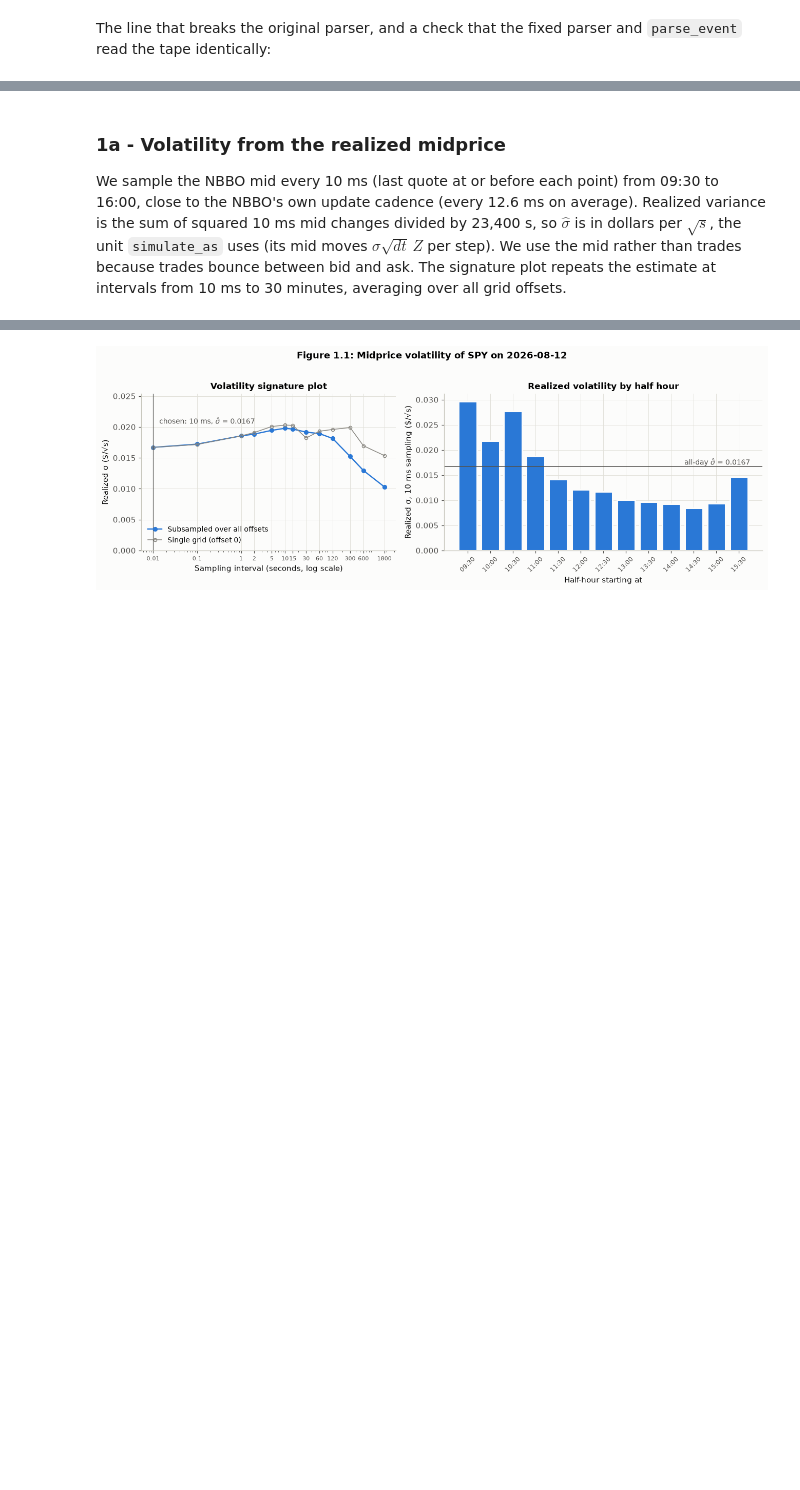
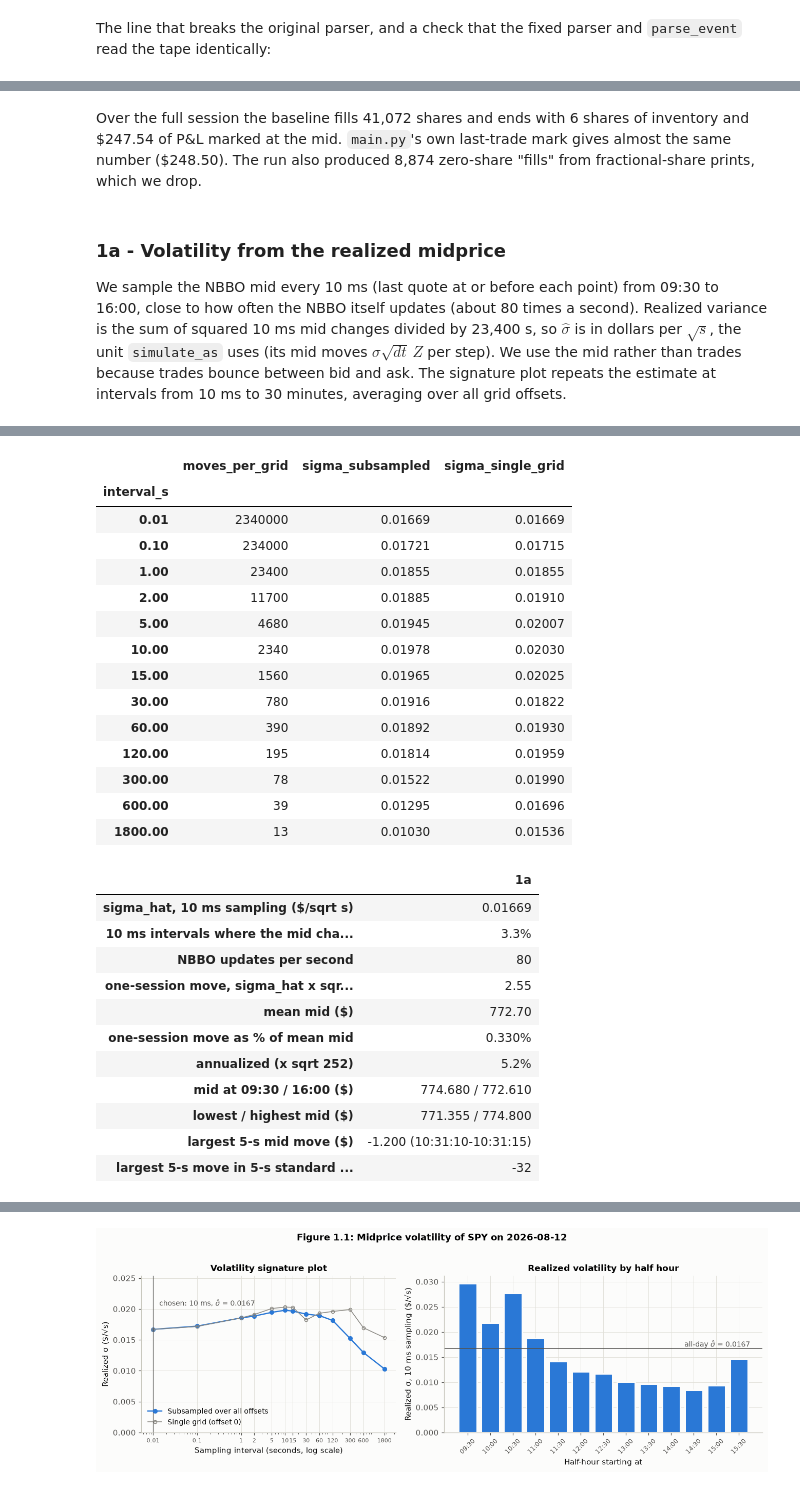
Before and after one commit to tbrown122387/stat-4170-public, a Jupyter notebook: case-studies/cs3/case-study-3.ipynb, the cells around one changed output, grey strips where cells are left out. Drawn from its saved outputs; the diff is of its cells as text; code cells hidden in the pictures; blank space fills up the shorter version.

```diff
--- a/case-studies/cs3/case-study-3.ipynb
+++ b/case-studies/cs3/case-study-3.ipynb
@@ -207,6 +207,11 @@ def run_session(tick_handler=main.handle_next_tick, broker_cls=TapeBroker, tape_
                          walltime.perf_counter() - started, broker)
 
 
+def show(values, name="value"):
+    """Display labelled results (a dict or Series) as a one-column table."""
+    display(pd.Series(values, name=name, dtype=object).to_frame())
+
+
 def to_ns(times):
     return np.asarray(times, dtype="datetime64[ns]")
 
@@ -303,12 +308,12 @@ print(bad_line[:205], "...")
 try:
     int(parse_fields(bad_line)["size"])  # what the original fake_broker._parse_line did with the size
 except ValueError as err:
-    print("\noriginal int() on the size  ->", repr(err))
-print("fixed fake_broker._parse_line ->", fake_broker._parse_line(bad_line))
-print("parse_event                   ->", parse_event(bad_line))
+    print("\noriginal int():   ", repr(err))
+print("fixed _parse_line:", fake_broker._parse_line(bad_line))
+print("parse_event:      ", parse_event(bad_line))
 
 # parse_event and the fixed fake_broker._parse_line agree on time/price/size (every 47th line of the tape).
-checked = sci_sizes = 0
+checked = 0
 with open(TAPE_PATH) as f:
     for line_no, line in enumerate(f):
         if line_no % 47:
@@ -317,10 +322,8 @@ with open(TAPE_PATH) as f:
         assert type(new).__mro__[1] is type(old)
         assert all(getattr(old, name) == getattr(new, name) for name in old.__dataclass_fields__)
         checked += 1
-        sci_sizes += isinstance(old, TradePrint) and not parse_fields(line)["size"].isdigit()
 assert parse_event(bad_line).size == fake_broker._parse_line(bad_line).size == 300_000
-print(f"parse_event matches the fixed fake_broker._parse_line on all {checked:,} sampled lines "
-      f"(every 47th line of the tape); {sci_sizes} of them have a size the original int() would reject")
+print(f"lines checked: {checked:,}")
 # %% [output]
 MarketData(ticker=SPY, local_time=2026-08-12 11:41:56.836280, remote_time=2026-08-12 11:41:56.821000, last=771.62, size=3e+05, exchange=UNKNOWN, raw_exchange_id=9, trade_id=52983525036366, tape=1, con ...
 
@@ -415,7 +419,9 @@ main.py's own figure (last-trade mark at 16:15:01): $248.50
+# %% [markdown]
+Over the full session the baseline fills 41,072 shares and ends with 6 shares of inventory and \$247.54 of P&L marked at the mid. `main.py`'s own last-trade mark gives almost the same number (\$248.50). The run also produced 8,874 zero-share "fills" from fractional-share prints, which we drop.
 # %% [markdown]
 ### 1a - Volatility from the realized midprice
 
-We sample the NBBO mid every 10 ms (last quote at or before each point) from 09:30 to 16:00, close to the NBBO's own update cadence (every 12.6 ms on average). Realized variance is the sum of squared 10 ms mid changes divided by 23,400 s, so $\hat\sigma$ is in dollars per $\sqrt{s}$, the unit `simulate_as` uses (its mid moves $\sigma\sqrt{dt}\,Z$ per step). We use the mid rather than trades because trades bounce between bid and ask. The signature plot repeats the estimate at intervals from 10 ms to 30 minutes, averaging over all grid offsets.
+We sample the NBBO mid every 10 ms (last quote at or before each point) from 09:30 to 16:00, close to how often the NBBO itself updates (about 80 times a second). Realized variance is the sum of squared 10 ms mid changes divided by 23,400 s, so $\hat\sigma$ is in dollars per $\sqrt{s}$, the unit `simulate_as` uses (its mid moves $\sigma\sqrt{dt}\,Z$ per step). We use the mid rather than trades because trades bounce between bid and ask. The signature plot repeats the estimate at intervals from 10 ms to 30 minutes, averaging over all grid offsets.
 # %%
 SIGMA_STEP_S = 0.01  # 10 ms sampling
 grid_10ms = pd.date_range(SESSION_OPEN, SESSION_CLOSE, freq="10ms")
@@ -470,22 +476,22 @@ half_hours = [realized_sigma(mid_10ms[b * points_per_half_hour:(b + 1) * points_
 half_hour_labels = [f"{(SESSION_OPEN + pd.Timedelta(minutes=30 * b)):%H:%M}" for b in range(13)]
 intraday_sigma = pd.Series(half_hours, index=half_hour_labels, name="sigma ($/sqrt s)")
 
-print(signature.round(5).to_string())
-print(f"\nsigma_hat (realized volatility at {1000 * SIGMA_STEP_S:.0f} ms): {sigma_hat:.5f} $/sqrt(s)")
-print(f"  the mid changes in {moving_share:.1%} of 10 ms intervals; the NBBO updates {quote_rate:.0f} times a second "
-      f"on average (every {1000 / quote_rate:.1f} ms)")
-print(f"  vs 1-minute sampling: {signature.loc[60, 'sigma_subsampled']:.5f} "
-      f"(10 ms is {sigma_hat / signature.loc[60, 'sigma_subsampled'] - 1:+.1%}); signature peaks at "
-      f"{signature['sigma_subsampled'].max():.5f} at {signature['sigma_subsampled'].idxmax():g} s")
-print(f"  baseline fills arrive every {SESSION_SECONDS / fills['size'].sum():.2f} s on average; "
-      f"mean |inventory| {paths['inventory'].abs().mean():.2f} shares")
-print(f"  over the 23,400-s session: ${sigma_daily:.2f} = {sigma_daily / mean_mid:.3%} of the mean mid ${mean_mid:.2f}")
-print(f"  annualized (x sqrt(252) sessions, regular hours only): {sigma_daily / mean_mid * np.sqrt(252):.1%}")
-print(f"  mid moved from ${mid_1s[0]:.3f} at 09:30 to ${mid_1s[-1]:.3f} at 16:00 (range ${mid_1s.min():.3f}-${mid_1s.max():.3f})")
 five_s = mid_1s[5:] - mid_1s[:-5]
 j = int(np.argmin(five_s))
-print(f"  largest 5-s mid move: {five_s[j]:+.3f} $ ({paths.index[j]:%H:%M:%S} to {paths.index[j + 5]:%H:%M:%S}), "
-      f"= {five_s[j] / (sigma_hat * np.sqrt(5)):.0f} sigma_hat-standard-deviations of a 5-s move")
-print("\nHalf-hour realized volatility at 10 ms ($/sqrt s):")
-print(intraday_sigma.round(4).to_string())
+
+display(signature.round(5))
+show({
+    "sigma_hat, 10 ms sampling ($/sqrt s)": f"{sigma_hat:.5f}",
+    "10 ms intervals where the mid changes": f"{moving_share:.1%}",
+    "NBBO updates per second": f"{quote_rate:.0f}",
+    "one-session move, sigma_hat x sqrt(23,400 s) ($)": f"{sigma_daily:.2f}",
+    "mean mid ($)": f"{mean_mid:.2f}",
+    "one-session move as % of mean mid": f"{sigma_daily / mean_mid:.3%}",
+    "annualized (x sqrt 252)": f"{sigma_daily / mean_mid * np.sqrt(252):.1%}",
+    "mid at 09:30 / 16:00 ($)": f"{mid_1s[0]:.3f} / {mid_1s[-1]:.3f}",
+    "lowest / highest mid ($)": f"{mid_1s.min():.3f} / {mid_1s.max():.3f}",
+    "largest 5-s mid move ($)": f"{five_s[j]:+.3f} ({paths.index[j]:%H:%M:%S}-{paths.index[j + 5]:%H:%M:%S})",
+    "largest 5-s move in 5-s standard deviations": f"{five_s[j] / (sigma_hat * np.sqrt(5)):.0f}",
+}, "1a")
+display(intraday_sigma.round(4).to_frame().T)
 # %% [output]
@@ -508,0 +498,27 @@ interval_s
+|  | moves_per_grid | sigma_subsampled | sigma_single_grid |
+| interval_s |  |  |  |
+| 0.01 | 2340000 | 0.01669 | 0.01669 |
+| 0.10 | 234000 | 0.01721 | 0.01715 |
+| 1.00 | 23400 | 0.01855 | 0.01855 |
+| 2.00 | 11700 | 0.01885 | 0.01910 |
+| 5.00 | 4680 | 0.01945 | 0.02007 |
+| 10.00 | 2340 | 0.01978 | 0.02030 |
+| 15.00 | 1560 | 0.01965 | 0.02025 |
+| 30.00 | 780 | 0.01916 | 0.01822 |
+| 60.00 | 390 | 0.01892 | 0.01930 |
+| 120.00 | 195 | 0.01814 | 0.01959 |
+| 300.00 | 78 | 0.01522 | 0.01990 |
+| 600.00 | 39 | 0.01295 | 0.01696 |
+| 1800.00 | 13 | 0.01030 | 0.01536 |
+|  | 1a |
+| sigma_hat, 10 ms sampling ($/sqrt s) | 0.01669 |
+| 10 ms intervals where the mid cha... | 3.3% |
+| NBBO updates per second | 80 |
+| one-session move, sigma_hat x sqr... | 2.55 |
+| mean mid ($) | 772.70 |
+| one-session move as % of mean mid | 0.330% |
+| annualized (x sqrt 252) | 5.2% |
+| mid at 09:30 / 16:00 ($) | 774.680 / 772.610 |
+| lowest / highest mid ($) | 771.355 / 774.800 |
+| largest 5-s mid move ($) | -1.200 (10:31:10-10:31:15) |
+| largest 5-s move in 5-s standard ... | -32 |
```
Also changed, not shown: parts of 64 cells of this notebook.
